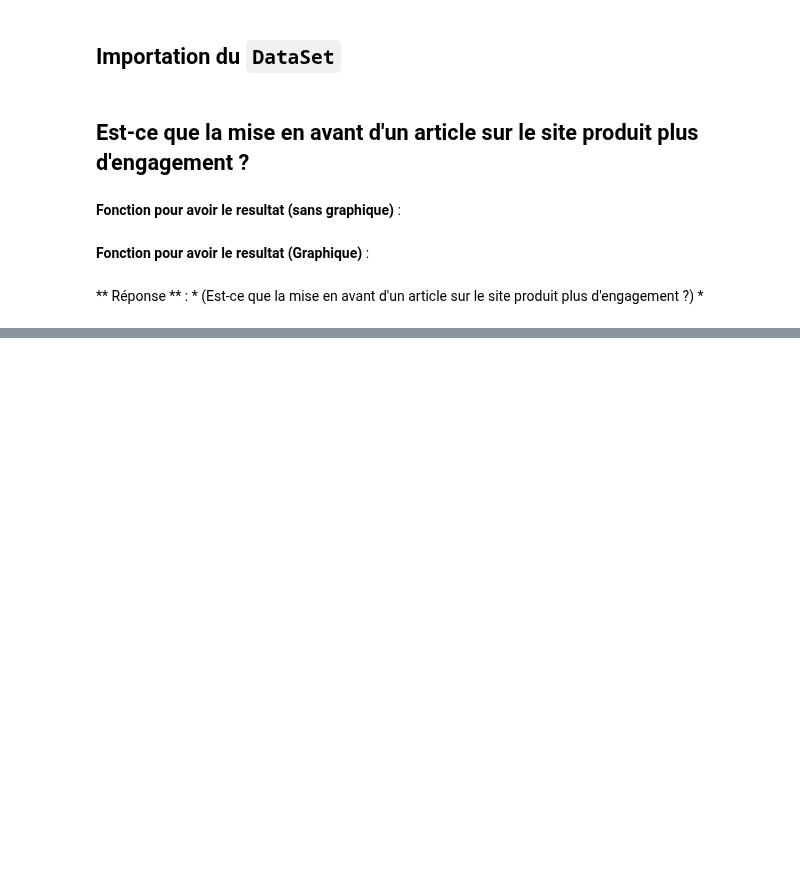
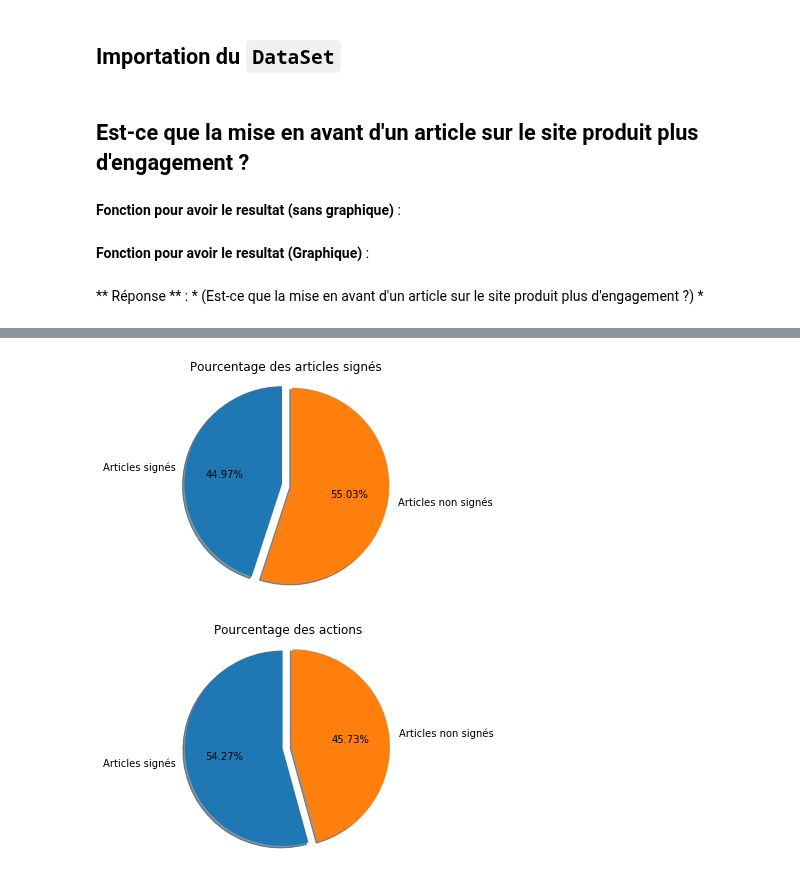
Before and after one commit to vittorio-c/Internet-news-data-with-readers-engagement, a Jupyter notebook: index.ipynb, the cells around one changed output, grey strips where cells are left out. Drawn from its saved outputs; the diff is of its cells as text; code cells hidden in the pictures; blank space fills up the shorter version.

```diff
--- a/index.ipynb
+++ b/index.ipynb
@@ -101,0 +237,33 @@ Pourcentage des commentaires des top articles : 28.15%
+# %%
+def graphicPercentageArticlesSignedByAuthor(data, instanceObject):
+    pctArticleSigne = instanceObject.temp_variable['pctArticleSigne']
+    pctArticleNonSigne = instanceObject.temp_variable['pctArticleNonSigne']
+    nbEngagementSigne = instanceObject.temp_variable['nbEngagementSigne']
+    nbEngagementNonSigne = instanceObject.temp_variable['nbEngagementNonSigne']
+    nbTotalEngagementArticle = instanceObject.temp_variable['nbTotalEngagementArticle']
+
+    title = 'Pourcentage des articles signés'
+    datas_articles = [pctArticleSigne, pctArticleNonSigne]
+    datas_labels = ['Articles signés', 'Articles non signés']
+    explode = [0.1,0]
+
+    Chart.createPieChart(title, datas_articles, datas_labels, explode)
+
+    pctEngagementArticleSigne = round(nbEngagementSigne / nbTotalEngagementArticle * 100,2)
+    pctEngagementArticleNonSigne = round(nbEngagementNonSigne / nbTotalEngagementArticle * 100,2)
+
+    title = 'Pourcentage des actions'
+    datas_reaction = [pctEngagementArticleSigne, pctEngagementArticleNonSigne]
+    Chart.createPieChart(title, datas_reaction, datas_labels, explode)
+# %%
+percentageArticlesSignedByAuthor = Question('Quel est le pourcentage d\'article signé par un/des auteur(s)?', \
+    dataframe_global, \
+    resultPercentageArticlesSignedByAuthor, \
+    graphicPercentageArticlesSignedByAuthor \
+)
+
+percentageArticlesSignedByAuthor.showResult()
+percentageArticlesSignedByAuthor.showGraphic()
+# %% [output]
+[figure, added]
+[figure, added]
```
Also changed, not shown: parts of 10 cells of this notebook, 3 other files.
